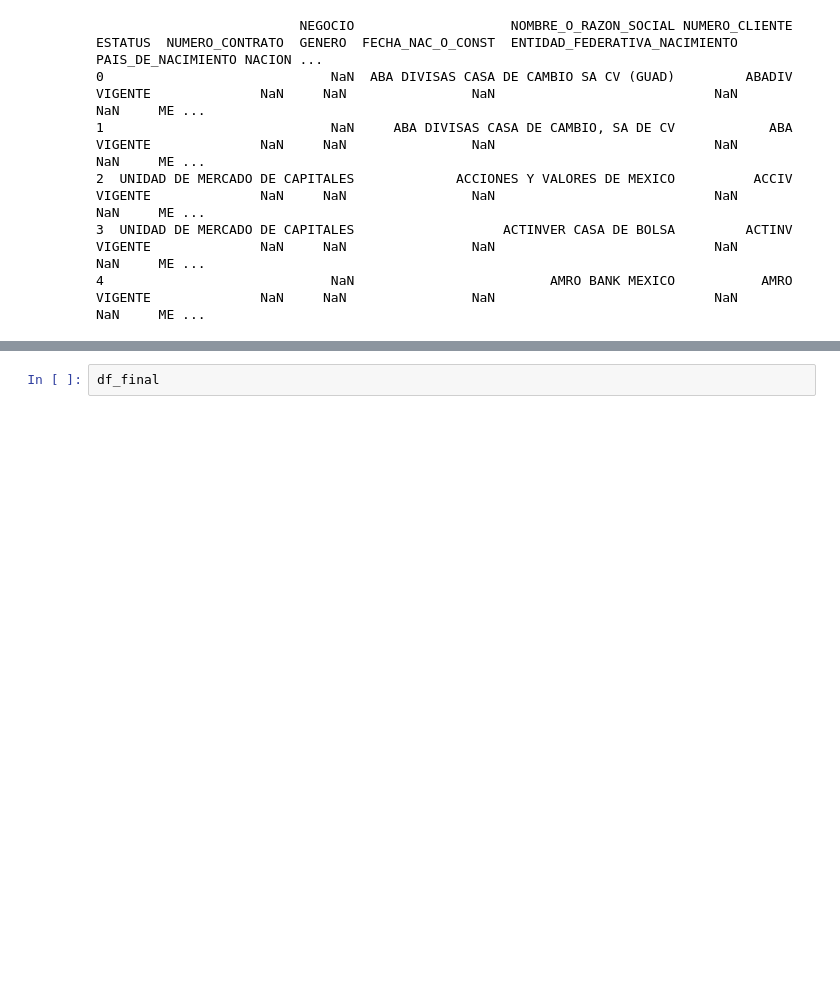
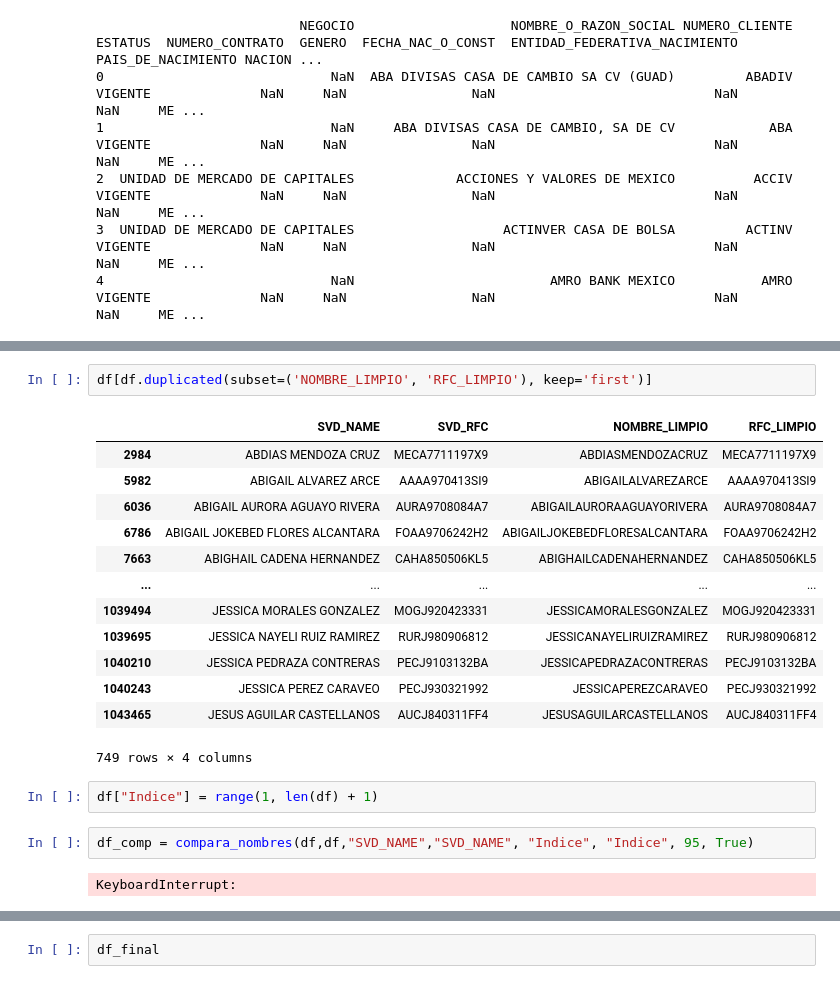
Before and after one commit to Ale1726/clientes_eda, a Jupyter notebook: tab_final.ipynb, the cells around one changed output, grey strips where cells are left out. Saved outputs shown, nothing was run; the diff lists cells and outputs as text; blank space fills up the shorter version.

```diff
--- a/tab_final.ipynb
+++ b/tab_final.ipynb
@@ -122,0 +171,22 @@ df_final = union_tablas_clientes(dataframes, "NOMBRE_O_RAZON_SOCIAL", "NUMERO_CL
+# %%
+df[df.duplicated(subset=('NOMBRE_LIMPIO', 'RFC_LIMPIO'), keep='first')]
+# %% [output]
+|  | SVD_NAME | SVD_RFC | NOMBRE_LIMPIO | RFC_LIMPIO |
+| 2984 | ABDIAS MENDOZA CRUZ | MECA7711197X9 | ABDIASMENDOZACRUZ | MECA7711197X9 |
+| 5982 | ABIGAIL ALVAREZ ARCE | AAAA970413SI9 | ABIGAILALVAREZARCE | AAAA970413SI9 |
+| 6036 | ABIGAIL AURORA AGUAYO RIVERA | AURA9708084A7 | ABIGAILAURORAAGUAYORIVERA | AURA9708084A7 |
+| 6786 | ABIGAIL JOKEBED FLORES ALCANTARA | FOAA9706242H2 | ABIGAILJOKEBEDFLORESALCANTARA | FOAA9706242H2 |
+| 7663 | ABIGHAIL CADENA HERNANDEZ | CAHA850506KL5 | ABIGHAILCADENAHERNANDEZ | CAHA850506KL5 |
+| ... | ... | ... | ... | ... |
+| 1039494 | JESSICA MORALES GONZALEZ | MOGJ920423331 | JESSICAMORALESGONZALEZ | MOGJ920423331 |
+| 1039695 | JESSICA NAYELI RUIZ RAMIREZ | RURJ980906812 | JESSICANAYELIRUIZRAMIREZ | RURJ980906812 |
+| 1040210 | JESSICA PEDRAZA CONTRERAS | PECJ9103132BA | JESSICAPEDRAZACONTRERAS | PECJ9103132BA |
+| 1040243 | JESSICA PEREZ CARAVEO | PECJ930321992 | JESSICAPEREZCARAVEO | PECJ930321992 |
+| 1043465 | JESUS AGUILAR CASTELLANOS | AUCJ840311FF4 | JESUSAGUILARCASTELLANOS | AUCJ840311FF4 |
+749 rows × 4 columns
+# %%
+df["Indice"] = range(1, len(df) + 1)
+# %%
+df_comp = compara_nombres(df,df,"SVD_NAME","SVD_NAME", "Indice", "Indice", 95, True)
+# %% [output]
+KeyboardInterrupt:
```
Also changed, not shown: parts of 10 cells of this notebook, 6 other files.
